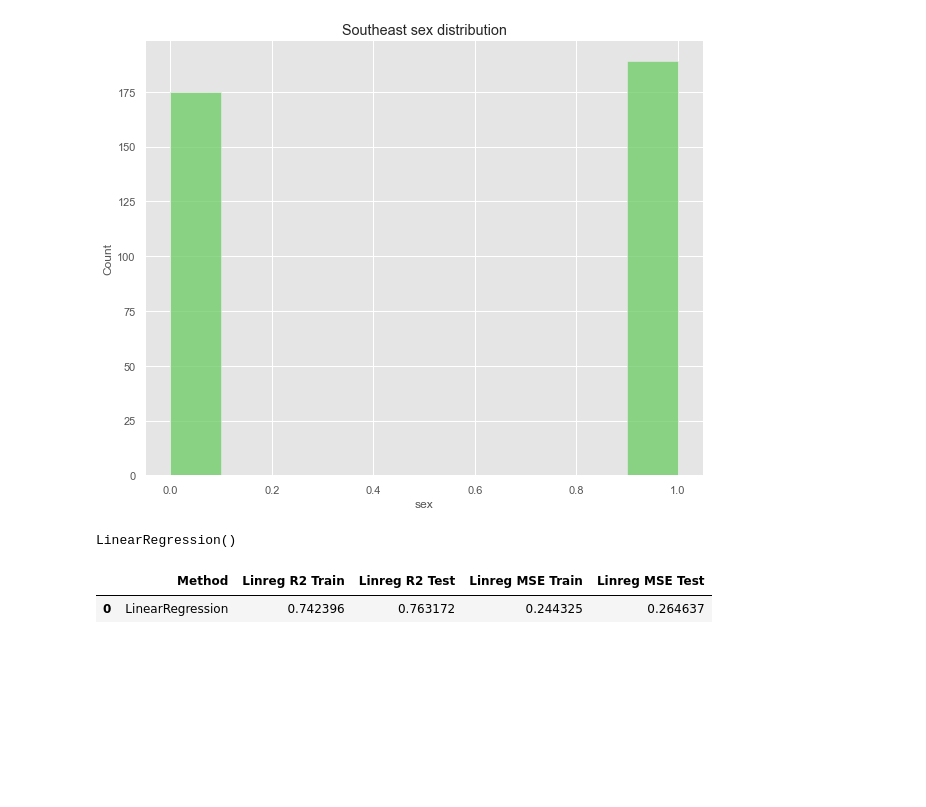
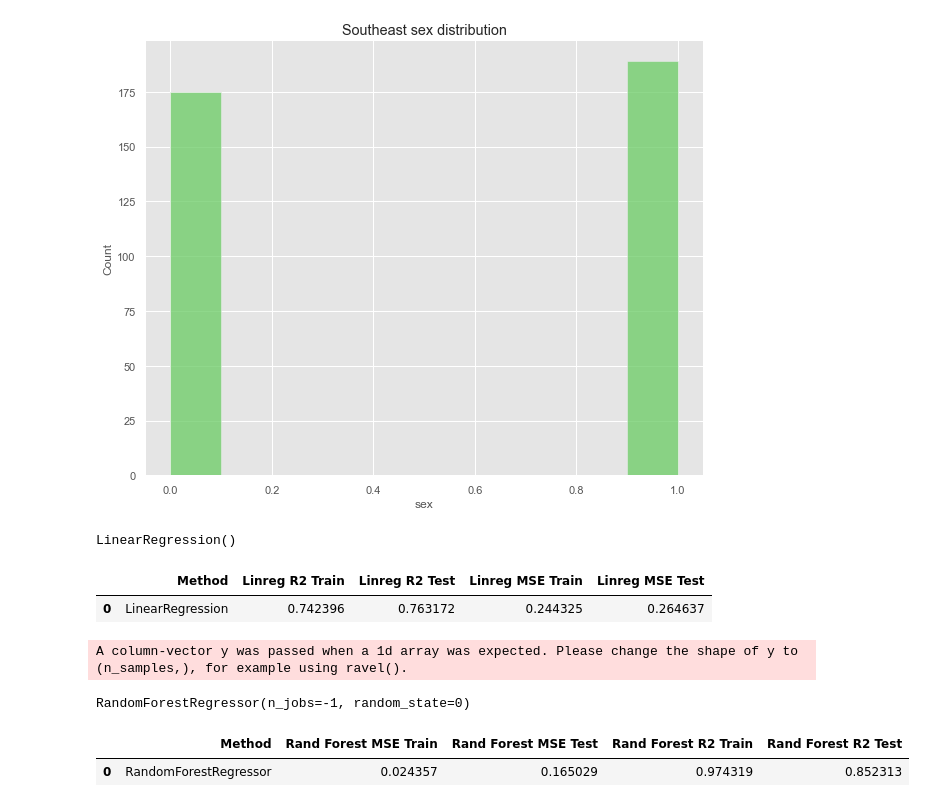
Before and after one commit to Omuk/Fullstack-Data-Analyst, a Jupyter notebook: Learning/code_examples/practice/practice_field.ipynb, the cells around one changed output. Cells and saved outputs as stored; diff of their text form; code cells hidden in the pictures; blank space fills up the shorter version.

Commit message:
data

```diff
--- a/Learning/code_examples/practice/practice_field.ipynb
+++ b/Learning/code_examples/practice/practice_field.ipynb
@@ -102,3 +102,28 @@ linreg_perf
 # %% [output]
 |  | Method | Linreg R2 Train | Linreg R2 Test | Linreg MSE Train | Linreg MSE Test |
 | 0 | LinearRegression | 0.742396 | 0.763172 | 0.244325 | 0.264637 |
+# %%
+rand_forest = RandomForestRegressor(n_estimators=100, random_state=0, criterion='squared_error', n_jobs=-1)
+
+rand_forest.fit(x_train,y_train)
+# %% [output]
+A column-vector y was passed when a 1d array was expected. Please change the shape of y to (n_samples,), for example using ravel().
+RandomForestRegressor(n_jobs=-1, random_state=0)
+# %%
+train_pred_rand_forest= rand_forest.predict(x_train)
+test_pred_rand_forest = rand_forest.predict(x_test)
+# %%
+mse_rand_forest_train = mean_squared_error(y_train, train_pred_rand_forest)
+mse_rand_forest_test = mean_squared_error(y_test, test_pred_rand_forest)
+
+r2_rand_forest_train = r2_score(y_train, train_pred_rand_forest)
+r2_rand_forest_test = r2_score(y_test, test_pred_rand_forest)
+# %%
+rand_forest_perf = pd.DataFrame([
+    'RandomForestRegressor', mse_rand_forest_train, mse_rand_forest_test, r2_rand_forest_train, r2_rand_forest_test
+]).transpose()
+rand_forest_perf.columns = ['Method', 'Rand Forest MSE Train', 'Rand Forest MSE Test', 'Rand Forest R2 Train', 'Rand Forest R2 Test']
+rand_forest_perf
+# %% [output]
+|  | Method | Rand Forest MSE Train | Rand Forest MSE Test | Rand Forest R2 Train | Rand Forest R2 Test |
+| 0 | RandomForestRegressor | 0.024357 | 0.165029 | 0.974319 | 0.852313 |
```
